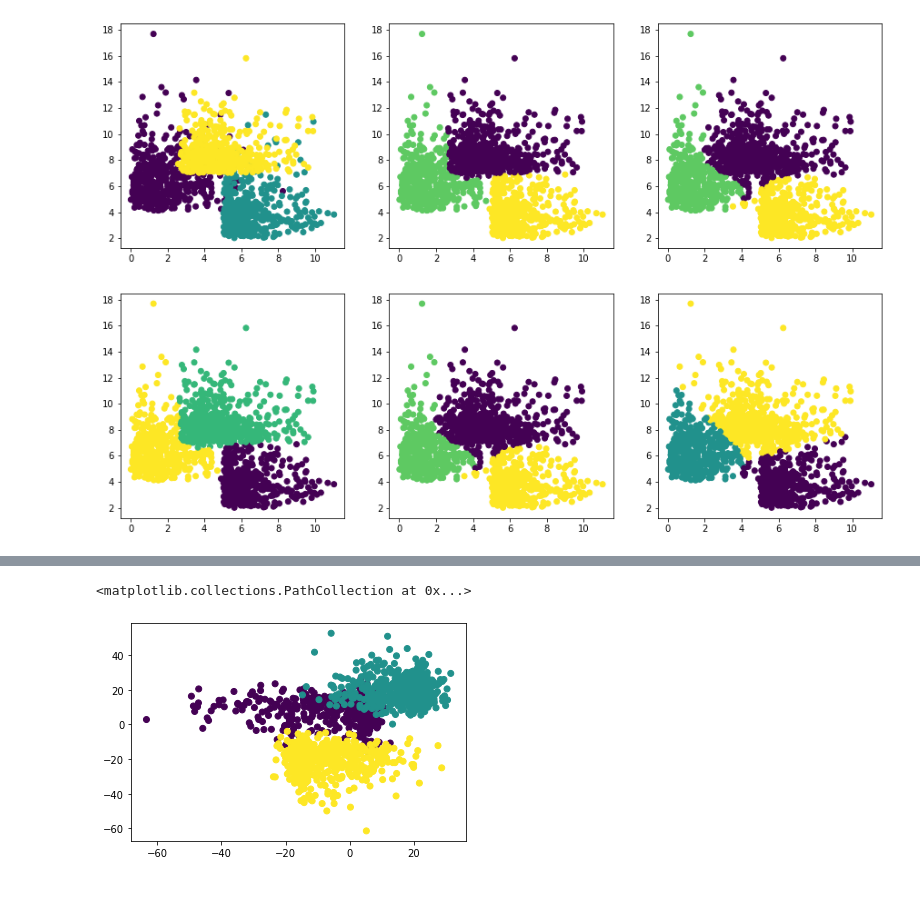
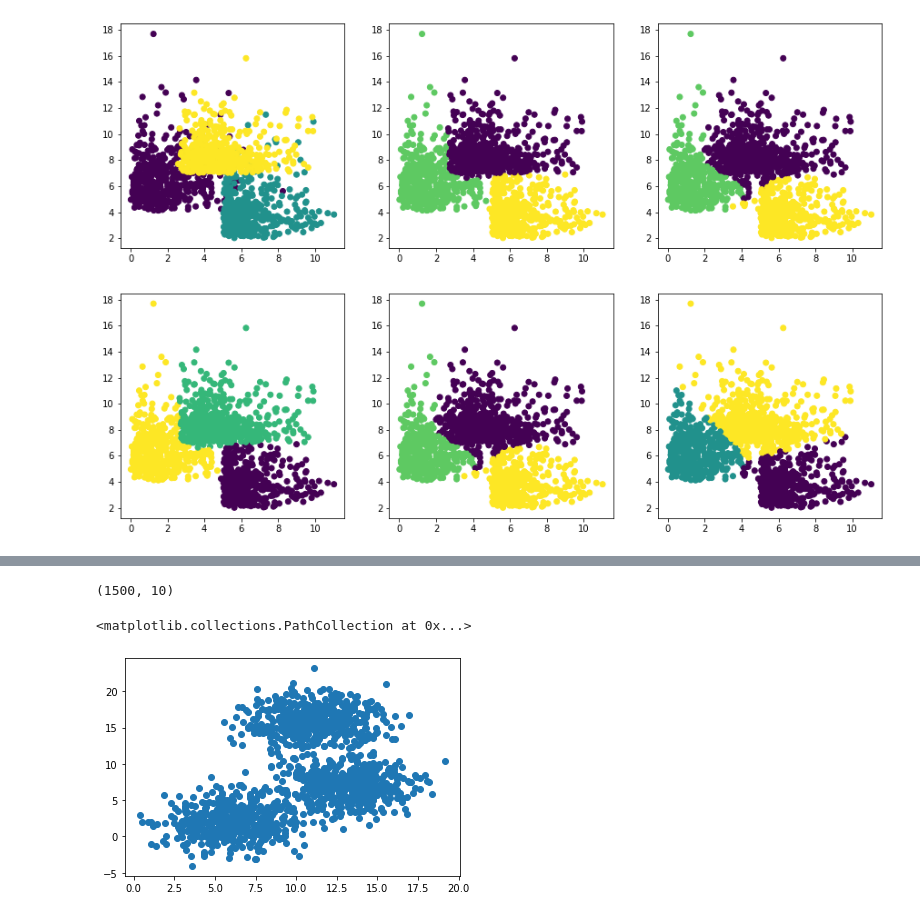
Before and after one commit to monsterBB/KEC, a Jupyter notebook: KEC_simulations/simulation.ipynb, the cells around one changed output, grey strips where cells are left out. Saved outputs shown, nothing was run; the diff lists cells and outputs as text; code cells hidden in the pictures.

```diff
--- a/KEC_simulations/simulation.ipynb
+++ b/KEC_simulations/simulation.ipynb
@@ -387,0 +506,30 @@ def k_expectile_new(X, k):
+# %%
+p=50
+k=3
+n_samples=100
+#def sim_clu(n_samples,p,k):
+y = np.zeros(n_samples*k)
+y[(n_samples+1):n_samples*(k-1)]=1
+y[(n_samples*(k-1)+1):n_samples*k]=2
+#y = blobs[1]
+r = 10
+acc = np.zeros(r)
+ari = np.zeros(r)
+for i in range(r):
+    X = sim1_fun(p,k,n_samples)
+    #X = PCA(n_components=20).fit_transform(X_ini)
+    #X = TSNE(n_components=3).fit_transform(X)
+    #k-expectile
+    #spectral
+    spectral = SpectralClustering(n_clusters=k)
+    spectral.fit(X)
+    clusters3 = spectral.labels_
+    acc[i] = cluster_index(clusters3,y,k)
+    ari[i] = metrics.adjusted_rand_score(y, clusters3)
+acc_m, acc_s = np.mean(acc)*100,np.std(acc)
+ari_m, ari_s = np.mean(ari)*100,np.std(ari)
+rou = lambda x: round(x, 2)
+rou_v = np.vectorize(rou)
+rou1 = lambda x: round(x, 3)
+rou_v1 = np.vectorize(rou1)
+print(n_samples*k,p, rou_v(acc_m),rou_v1(acc_s),rou_v(ari_m),rou_v1(ari_s))
@@ -482,7 +723,11 @@ plt.scatter(X[:,0],X[:,1],c = new5)
 # %%
-X = sim2_fun(p,k,n_samples)
+X = sim9_fun(10,k,n_samples)
+# %%
+np.shape(X)
+# %% [output]
+(1500, 10)
 # %%
-plt.scatter(X[:,0],X[:,1],c = y)
+plt.scatter(X[:,1],X[:,2])
 # %% [output]
 <matplotlib.collections.PathCollection at 0x...>
-[figure, old version]
+[figure, new version]
```
Also changed, not shown: parts of 27 cells of this notebook, 13 other files.
